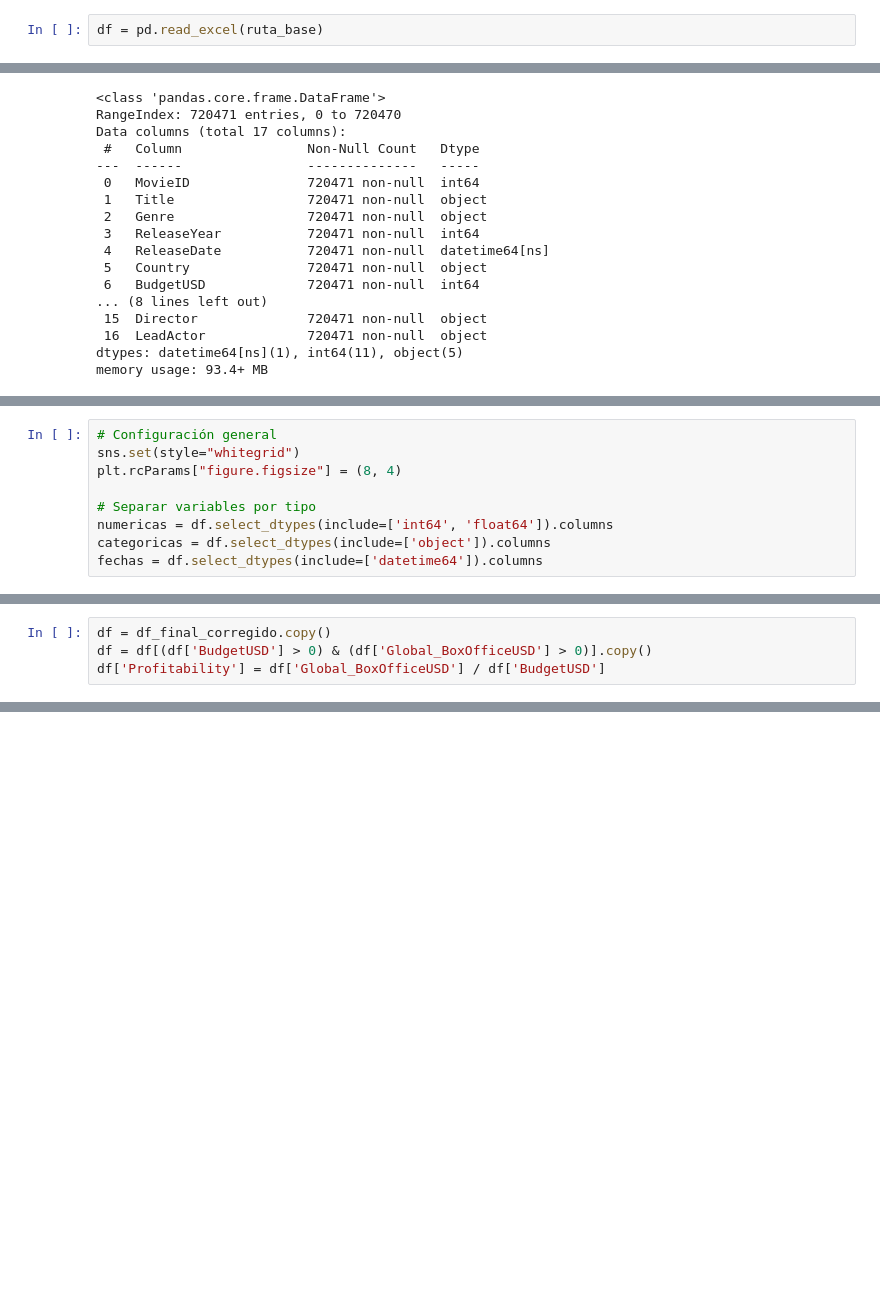
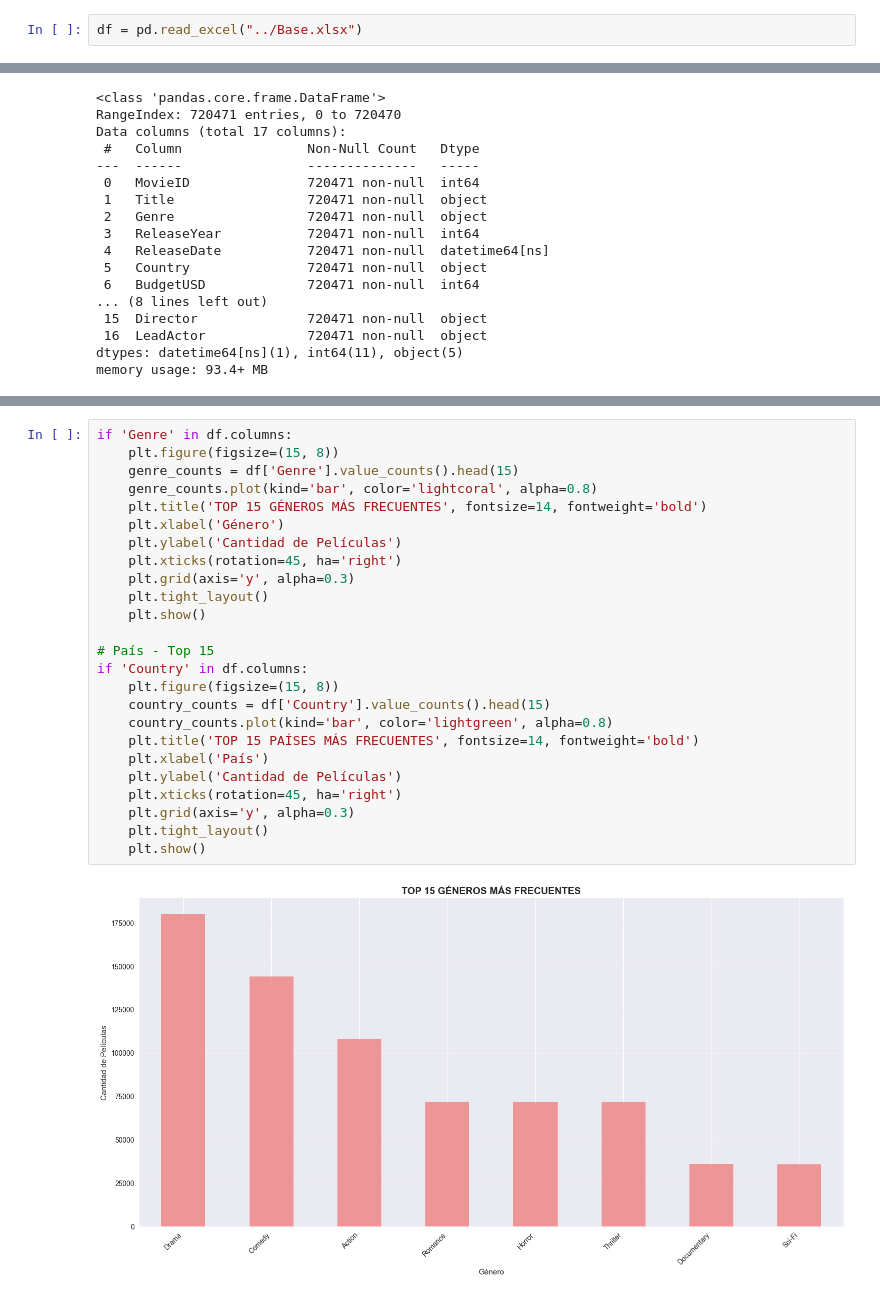
Before and after one commit to JuanCaTorres221/LaboratorioIA2, a Jupyter notebook: EDA/EDA.ipynb, the cells around one changed output, grey strips where cells are left out. Drawn from its saved outputs; the diff is of its cells as text; blank space fills up the shorter version.

```diff
--- a/EDA/EDA.ipynb
+++ b/EDA/EDA.ipynb
@@ -10,5 +9,5 @@ ruta_base = "../Asistencia/Data/Base.xlsx"
 # %%
-df = pd.read_excel(ruta_base)
+df = pd.read_excel("../Base.xlsx")
 # %%
 print(f"Dimensiones: {df.shape}")
 print(f"\nColumnas: {df.columns.tolist()}")
@@ -120,9 +64,0 @@ dtype: float64
-# %%
-# Configuración general
-sns.set(style="whitegrid")
-plt.rcParams["figure.figsize"] = (8, 4)
-
-# Separar variables por tipo
-numericas = df.select_dtypes(include=['int64', 'float64']).columns
-categoricas = df.select_dtypes(include=['object']).columns
-fechas = df.select_dtypes(include=['datetime64']).columns
@@ -547,4 +64,0 @@ Filas con Profitability calculada: 467746
-# %%
-df = df_final_corregido.copy()
-df = df[(df['BudgetUSD'] > 0) & (df['Global_BoxOfficeUSD'] > 0)].copy()
-df['Profitability'] = df['Global_BoxOfficeUSD'] / df['BudgetUSD']
@@ -640,0 +217,27 @@ if 'ReleaseYear' in df_final_corregido.columns:
+# %%
+if 'Genre' in df.columns:
+    plt.figure(figsize=(15, 8))
+    genre_counts = df['Genre'].value_counts().head(15)
+    genre_counts.plot(kind='bar', color='lightcoral', alpha=0.8)
+    plt.title('TOP 15 GÉNEROS MÁS FRECUENTES', fontsize=14, fontweight='bold')
+    plt.xlabel('Género')
+    plt.ylabel('Cantidad de Películas')
+    plt.xticks(rotation=45, ha='right')
+    plt.grid(axis='y', alpha=0.3)
+    plt.tight_layout()
+    plt.show()
+
+# País - Top 15
+if 'Country' in df.columns:
+    plt.figure(figsize=(15, 8))
+    country_counts = df['Country'].value_counts().head(15)
+    country_counts.plot(kind='bar', color='lightgreen', alpha=0.8)
+    plt.title('TOP 15 PAÍSES MÁS FRECUENTES', fontsize=14, fontweight='bold')
+    plt.xlabel('País')
+    plt.ylabel('Cantidad de Películas')
+    plt.xticks(rotation=45, ha='right')
+    plt.grid(axis='y', alpha=0.3)
+    plt.tight_layout()
+    plt.show()
+# %% [output]
+[figure, added]
```
Also changed, not shown: parts of 30 cells of this notebook.
